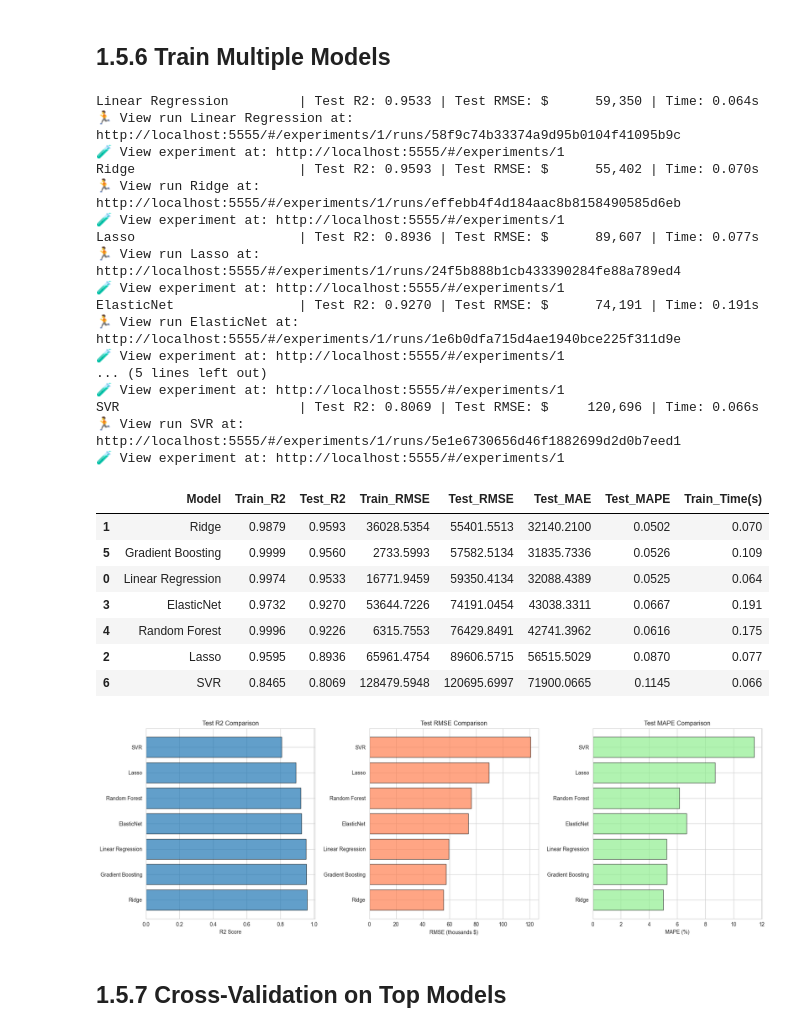
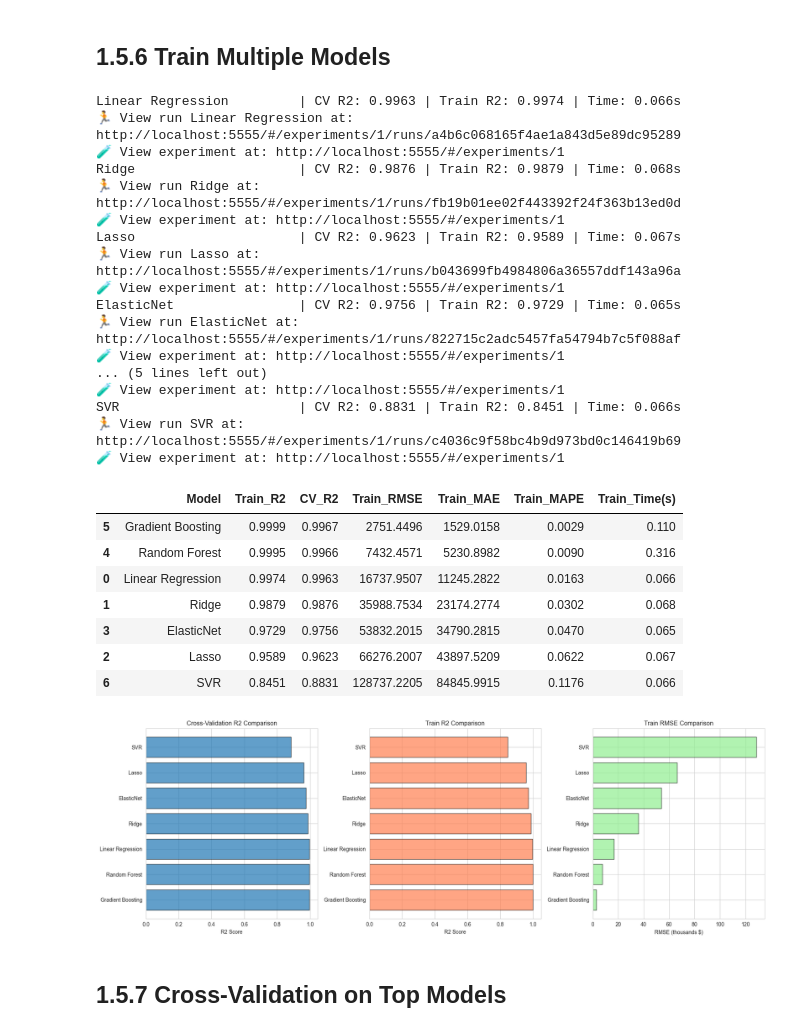
Before and after one commit to SantiGomez2519/mlops-framework, a Jupyter notebook: 1-experimentation/notebooks/1_5_featured_data_model_training.ipynb, the cells around one changed output. Drawn from its saved outputs; the diff is of its cells as text; code cells hidden in the pictures.

Commit message:
refactor: flat data layout and artifacts structure

```diff
--- a/1-experimentation/notebooks/1_5_featured_data_model_training.ipynb
+++ b/1-experimentation/notebooks/1_5_featured_data_model_training.ipynb
@@ -39,20 +39,14 @@ RANDOM_STATE = 42
 # %% [markdown]
 ## 1.5.1 Load Feature-Ready Data
 # %%
-df_train = pd.read_csv('../data/featured/house_data_features_train.csv')
-df_test = pd.read_csv('../data/featured/house_data_features_test.csv')
+df_train = pd.read_csv('../data/data_feature_train.csv')
 
-with open('../data/featured/feature_list.json', 'r') as f:
+with open('../artifacts/preprocessing/data_features.json', 'r') as f:
     FEATURE_COLS = json.load(f)
 
 X_train = df_train[FEATURE_COLS]
 y_train = df_train['log_price']
 y_train_orig = df_train['price']
 
-X_test = df_test[FEATURE_COLS]
-y_test = df_test['log_price']
-y_test_orig = df_test['price']
-
 print(f'Train feature matrix: {X_train.shape}')
-print(f'Test feature matrix:  {X_test.shape}')
 print(f'Features: {FEATURE_COLS}')
@@ -145,7 +140,6 @@ models = {
 }
 
 all_metrics = []
-all_predictions = {}
 
 for name, model in models.items():
     with mlflow.start_run(run_name=name):
@@ -155,81 +149,77 @@ for name, model in models.items():
         model.fit(X_train, y_train)
         train_time = time.time() - start_time
 
-        metrics, preds = evaluate_model(model, X_train, X_test, y_train, y_test, name)
+        metrics = evaluate_model(model, X_train, y_train, name)
         metrics["Train_Time(s)"] = round(train_time, 3)
         mlflow.log_metrics({
             "train_r2": metrics["Train_R2"],
-            "test_r2": metrics["Test_R2"],
+            "cv_r2": metrics["CV_R2"],
             "train_rmse": metrics["Train_RMSE"],
-            "test_rmse": metrics["Test_RMSE"],
             "train_mae": metrics["Train_MAE"],
-            "test_mae": metrics["Test_MAE"],
             "train_mape": metrics["Train_MAPE"],
-            "test_mape": metrics["Test_MAPE"],
             "train_time": metrics["Train_Time(s)"],
         })
         all_metrics.append(metrics)
-        all_predictions[name] = preds
-        print(f'{name:25s} | Test R2: {metrics["Test_R2"]:.4f} | Test RMSE: ${metrics["Test_RMSE"]:>12,.0f} | Time: {train_time:.3f}s')
+        print(f'{name:25s} | CV R2: {metrics["CV_R2"]:.4f} | Train R2: {metrics["Train_R2"]:.4f} | Time: {train_time:.3f}s')
 # %% [output]
-Linear Regression         | Test R2: 0.9533 | Test RMSE: $      59,350 | Time: 0.064s
-🏃 View run Linear Regression at: http://localhost:5555/#/experiments/1/runs/58f9c74b33374a9d95b0104f41095b9c
+Linear Regression         | CV R2: 0.9963 | Train R2: 0.9974 | Time: 0.066s
+🏃 View run Linear Regression at: http://localhost:5555/#/experiments/1/runs/a4b6c068165f4ae1a843d5e89dc95289
 🧪 View experiment at: http://localhost:5555/#/experiments/1
-Ridge                     | Test R2: 0.9593 | Test RMSE: $      55,402 | Time: 0.070s
-🏃 View run Ridge at: http://localhost:5555/#/experiments/1/runs/effebb4f4d184aac8b8158490585d6eb
+Ridge                     | CV R2: 0.9876 | Train R2: 0.9879 | Time: 0.068s
+🏃 View run Ridge at: http://localhost:5555/#/experiments/1/runs/fb19b01ee02f443392f24f363b13ed0d
 🧪 View experiment at: http://localhost:5555/#/experiments/1
-Lasso                     | Test R2: 0.8936 | Test RMSE: $      89,607 | Time: 0.077s
-🏃 View run Lasso at: http://localhost:5555/#/experiments/1/runs/24f5b888b1cb433390284fe88a789ed4
+Lasso                     | CV R2: 0.9623 | Train R2: 0.9589 | Time: 0.067s
+🏃 View run Lasso at: http://localhost:5555/#/experiments/1/runs/b043699fb4984806a36557ddf143a96a
 🧪 View experiment at: http://localhost:5555/#/experiments/1
-ElasticNet                | Test R2: 0.9270 | Test RMSE: $      74,191 | Time: 0.191s
-🏃 View run ElasticNet at: http://localhost:5555/#/experiments/1/runs/1e6b0dfa715d4ae1940bce225f311d9e
+ElasticNet                | CV R2: 0.9756 | Train R2: 0.9729 | Time: 0.065s
+🏃 View run ElasticNet at: http://localhost:5555/#/experiments/1/runs/822715c2adc5457fa54794b7c5f088af
 🧪 View experiment at: http://localhost:5555/#/experiments/1
 ... (5 lines left out)
 🧪 View experiment at: http://localhost:5555/#/experiments/1
-SVR                       | Test R2: 0.8069 | Test RMSE: $     120,696 | Time: 0.066s
-🏃 View run SVR at: http://localhost:5555/#/experiments/1/runs/5e1e6730656d46f1882699d2d0b7eed1
+SVR                       | CV R2: 0.8831 | Train R2: 0.8451 | Time: 0.066s
+🏃 View run SVR at: http://localhost:5555/#/experiments/1/runs/c4036c9f58bc4b9d973bd0c146419b69
 🧪 View experiment at: http://localhost:5555/#/experiments/1
 # %%
 results_df = pd.DataFrame(all_metrics)
-results_df = results_df.sort_values('Test_R2', ascending=False)
-results_df[['Model', 'Train_R2', 'Test_R2', 'Train_RMSE', 'Test_RMSE', 'Test_MAE', 'Test_MAPE', 'Train_Time(s)']].round(4)
+results_df = results_df.sort_values('CV_R2', ascending=False)
+results_df[['Model', 'Train_R2', 'CV_R2', 'Train_RMSE', 'Train_MAE', 'Train_MAPE', 'Train_Time(s)']].round(4)
 # %% [output]
-|  | Model | Train_R2 | Test_R2 | Train_RMSE | Test_RMSE | Test_MAE | Test_MAPE | Train_Time(s) |
-| 1 | Ridge | 0.9879 | 0.9593 | 36028.5354 | 55401.5513 | 32140.2100 | 0.0502 | 0.070 |
-| 5 | Gradient Boosting | 0.9999 | 0.9560 | 2733.5993 | 57582.5134 | 31835.7336 | 0.0526 | 0.109 |
-| 0 | Linear Regression | 0.9974 | 0.9533 | 16771.9459 | 59350.4134 | 32088.4389 | 0.0525 | 0.064 |
-| 3 | ElasticNet | 0.9732 | 0.9270 | 53644.7226 | 74191.0454 | 43038.3311 | 0.0667 | 0.191 |
-| 4 | Random Forest | 0.9996 | 0.9226 | 6315.7553 | 76429.8491 | 42741.3962 | 0.0616 | 0.175 |
-| 2 | Lasso | 0.9595 | 0.8936 | 65961.4754 | 89606.5715 | 56515.5029 | 0.0870 | 0.077 |
-| 6 | SVR | 0.8465 | 0.8069 | 128479.5948 | 120695.6997 | 71900.0665 | 0.1145 | 0.066 |
+|  | Model | Train_R2 | CV_R2 | Train_RMSE | Train_MAE | Train_MAPE | Train_Time(s) |
+| 5 | Gradient Boosting | 0.9999 | 0.9967 | 2751.4496 | 1529.0158 | 0.0029 | 0.110 |
+| 4 | Random Forest | 0.9995 | 0.9966 | 7432.4571 | 5230.8982 | 0.0090 | 0.316 |
+| 0 | Linear Regression | 0.9974 | 0.9963 | 16737.9507 | 11245.2822 | 0.0163 | 0.066 |
+| 1 | Ridge | 0.9879 | 0.9876 | 35988.7534 | 23174.2774 | 0.0302 | 0.068 |
+| 3 | ElasticNet | 0.9729 | 0.9756 | 53832.2015 | 34790.2815 | 0.0470 | 0.065 |
+| 2 | Lasso | 0.9589 | 0.9623 | 66276.2007 | 43897.5209 | 0.0622 | 0.067 |
+| 6 | SVR | 0.8451 | 0.8831 | 128737.2205 | 84845.9915 | 0.1176 | 0.066 |
 # %%
 fig, axes = plt.subplots(1, 3, figsize=(18, 6))
 
 models_names = results_df['Model'].values
 x_pos = np.arange(len(models_names))
 
-axes[0].barh(x_pos, results_df['Test_R2'].values, edgecolor='black', alpha=0.7)
+axes[0].barh(x_pos, results_df['CV_R2'].values, edgecolor='black', alpha=0.7)
 axes[0].set_yticks(x_pos)
 axes[0].set_yticklabels(models_names)
 axes[0].set_xlabel('R2 Score')
-axes[0].set_title('Test R2 Comparison')
+axes[0].set_title('Cross-Validation R2 Comparison')
 
-axes[1].barh(x_pos, results_df['Test_RMSE'].values / 1000, edgecolor='black', alpha=0.7, color='coral')
+axes[1].barh(x_pos, results_df['Train_R2'].values, edgecolor='black', alpha=0.7, color='coral')
 axes[1].set_yticks(x_pos)
 axes[1].set_yticklabels(models_names)
-axes[1].set_xlabel('RMSE (thousands $)')
-axes[1].set_title('Test RMSE Comparison')
+axes[1].set_xlabel('R2 Score')
+axes[1].set_title('Train R2 Comparison')
 
-axes[2].barh(x_pos, results_df['Test_MAPE'].values * 100, edgecolor='black', alpha=0.7, color='lightgreen')
+axes[2].barh(x_pos, results_df['Train_RMSE'].values / 1000, edgecolor='black', alpha=0.7, color='lightgreen')
 axes[2].set_yticks(x_pos)
 axes[2].set_yticklabels(models_names)
-axes[2].set_xlabel('MAPE (%)')
-axes[2].set_title('Test MAPE Comparison')
+axes[2].set_xlabel('RMSE (thousands $)')
+axes[2].set_title('Train RMSE Comparison')
 
 plt.tight_layout()
 plt.show()
 # %% [output]
-[figure, old version]
+[figure, new version]
 # %% [markdown]
 ## 1.5.7 Cross-Validation on Top Models
 # %%
```
Also changed, not shown: parts of 11 cells of this notebook, 23 other files.
